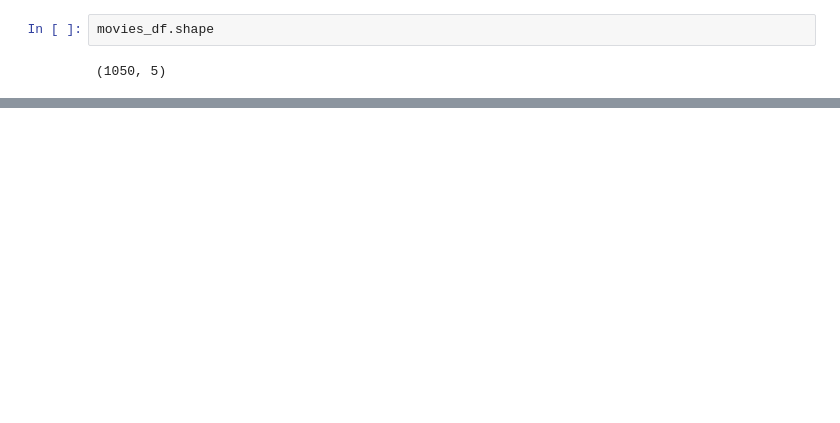
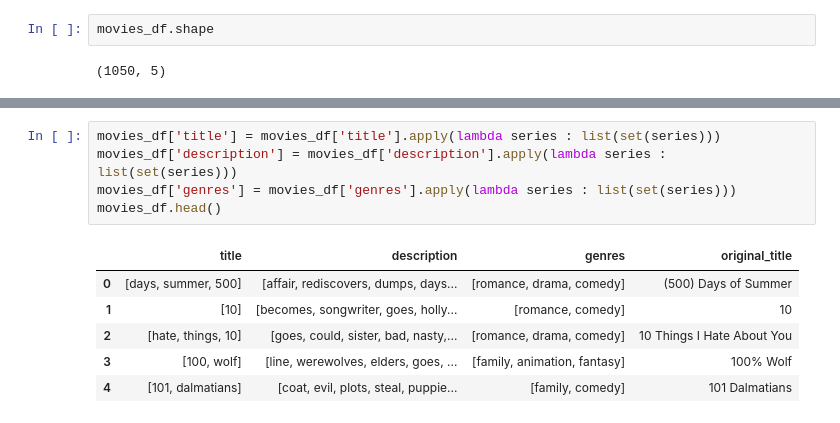
Before and after one commit to alexbabalau/movie-recommender-service, a Jupyter notebook: preprocess.ipynb, the cells around one changed output, grey strips where cells are left out. Cells and saved outputs as stored; diff of their text form; blank space fills up the shorter version.

```diff
--- a/preprocess.ipynb
+++ b/preprocess.ipynb
@@ -28,0 +177,12 @@ movies_df.shape
+# %%
+movies_df['title'] = movies_df['title'].apply(lambda series : list(set(series)))
+movies_df['description'] = movies_df['description'].apply(lambda series : list(set(series)))
+movies_df['genres'] = movies_df['genres'].apply(lambda series : list(set(series)))
+movies_df.head()
+# %% [output]
+|  | title | description | genres | original_title |
+| 0 | [days, summer, 500] | [affair, rediscovers, dumps, days... | [romance, drama, comedy] | (500) Days of Summer |
+| 1 | [10] | [becomes, songwriter, goes, holly... | [romance, comedy] | 10 |
+| 2 | [hate, things, 10] | [goes, could, sister, bad, nasty,... | [romance, drama, comedy] | 10 Things I Hate About You |
+| 3 | [100, wolf] | [line, werewolves, elders, goes, ... | [family, animation, fantasy] | 100% Wolf |
+| 4 | [101, dalmatians] | [coat, evil, plots, steal, puppie... | [family, comedy] | 101 Dalmatians |
```
Also changed, not shown: parts of 20 cells of this notebook, 3 other files.
